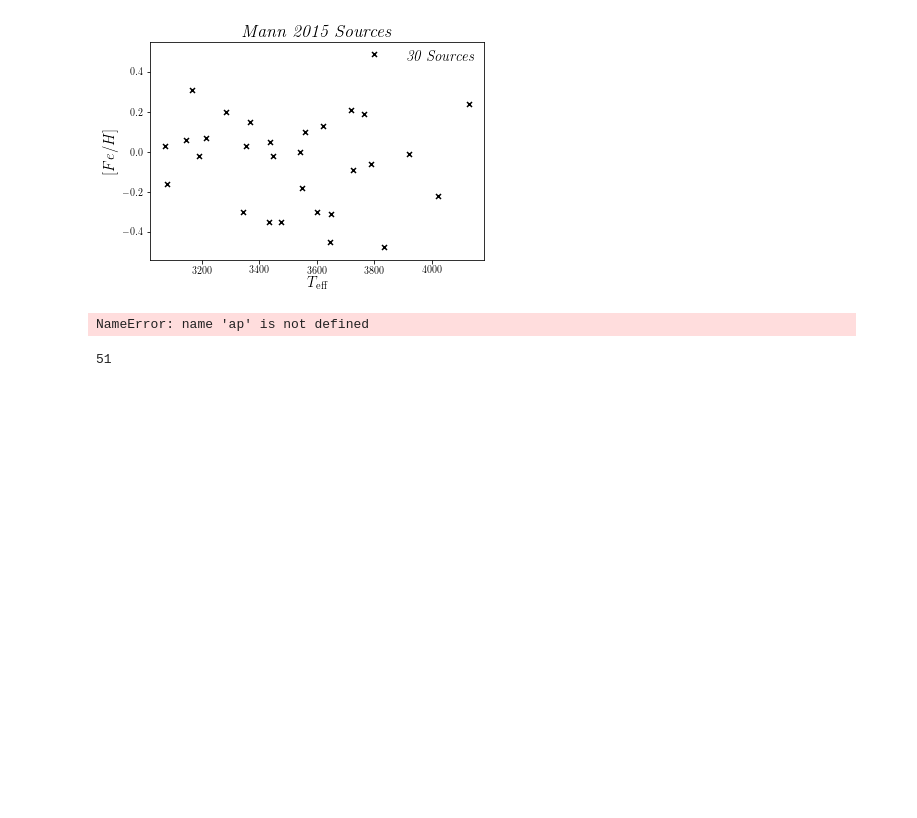
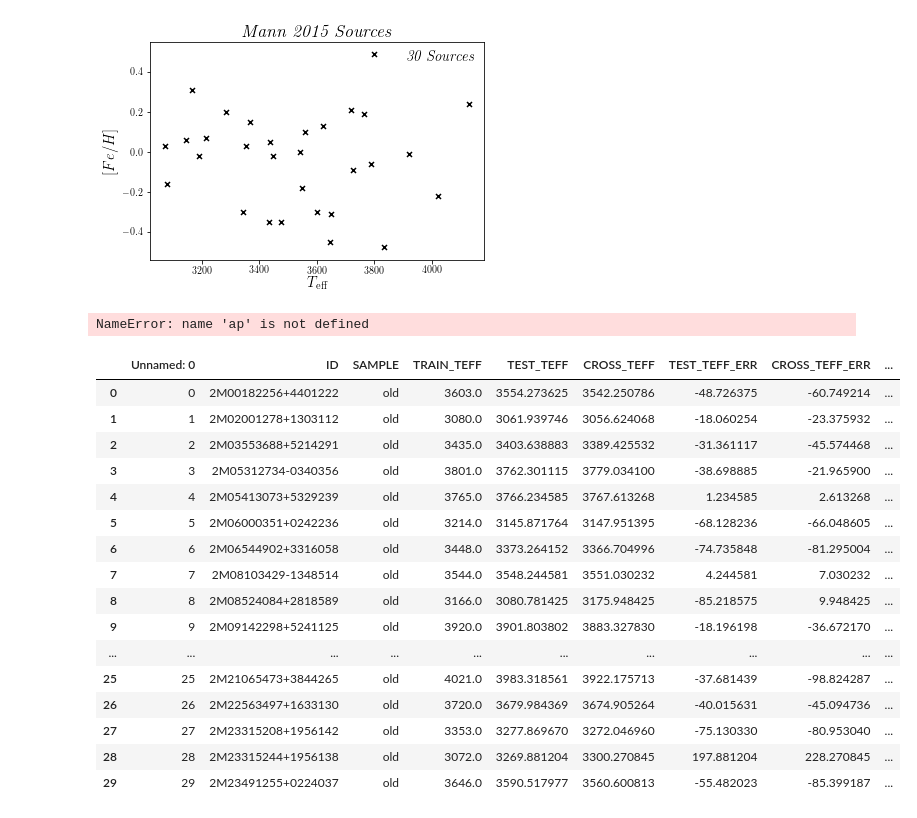
Before and after one commit to jbirky/Mdwarf_project, a Jupyter notebook: cannon_runs/0_mann_build_train_sample.ipynb, the cells around one changed output. Drawn from its saved outputs; the diff is of its cells as text; code cells hidden in the pictures; blank space fills up the shorter version.

```diff
--- a/cannon_runs/0_mann_build_train_sample.ipynb
+++ b/cannon_runs/0_mann_build_train_sample.ipynb
@@ -121,7 +188,24 @@ plt.title(r'\textit{West 2011 Sources}', fontsize=18)
 plt.show()
 # %% [output]
 NameError: name 'ap' is not defined
-# %%
-len(tr_label.T[0])
-# %% [output]
-51
+# %%
+df = pd.read_csv('bonus_sample_results.csv')
+df[0:30]
+# %% [output]
+|  | Unnamed: 0 | ID | SAMPLE | TRAIN_TEFF | TEST_TEFF | CROSS_TEFF | TEST_TEFF_ERR | CROSS_TEFF_ERR | ... |
+| 0 | 0 | 2M00182256+4401222 | old | 3603.0 | 3554.273625 | 3542.250786 | -48.726375 | -60.749214 | ... |
+| 1 | 1 | 2M02001278+1303112 | old | 3080.0 | 3061.939746 | 3056.624068 | -18.060254 | -23.375932 | ... |
+| 2 | 2 | 2M03553688+5214291 | old | 3435.0 | 3403.638883 | 3389.425532 | -31.361117 | -45.574468 | ... |
+| 3 | 3 | 2M05312734-0340356 | old | 3801.0 | 3762.301115 | 3779.034100 | -38.698885 | -21.965900 | ... |
+| 4 | 4 | 2M05413073+5329239 | old | 3765.0 | 3766.234585 | 3767.613268 | 1.234585 | 2.613268 | ... |
+| 5 | 5 | 2M06000351+0242236 | old | 3214.0 | 3145.871764 | 3147.951395 | -68.128236 | -66.048605 | ... |
+| 6 | 6 | 2M06544902+3316058 | old | 3448.0 | 3373.264152 | 3366.704996 | -74.735848 | -81.295004 | ... |
+| 7 | 7 | 2M08103429-1348514 | old | 3544.0 | 3548.244581 | 3551.030232 | 4.244581 | 7.030232 | ... |
+| 8 | 8 | 2M08524084+2818589 | old | 3166.0 | 3080.781425 | 3175.948425 | -85.218575 | 9.948425 | ... |
+| 9 | 9 | 2M09142298+5241125 | old | 3920.0 | 3901.803802 | 3883.327830 | -18.196198 | -36.672170 | ... |
+| ... | ... | ... | ... | ... | ... | ... | ... | ... | ... |
+| 25 | 25 | 2M21065473+3844265 | old | 4021.0 | 3983.318561 | 3922.175713 | -37.681439 | -98.824287 | ... |
+| 26 | 26 | 2M22563497+1633130 | old | 3720.0 | 3679.984369 | 3674.905264 | -40.015631 | -45.094736 | ... |
+| 27 | 27 | 2M23315208+1956142 | old | 3353.0 | 3277.869670 | 3272.046960 | -75.130330 | -80.953040 | ... |
+| 28 | 28 | 2M23315244+1956138 | old | 3072.0 | 3269.881204 | 3300.270845 | 197.881204 | 228.270845 | ... |
+| 29 | 29 | 2M23491255+0224037 | old | 3646.0 | 3590.517977 | 3560.600813 | -55.482023 | -85.399187 | ... |
```
Also changed, not shown: parts of 9 cells of this notebook, 11 other files.
